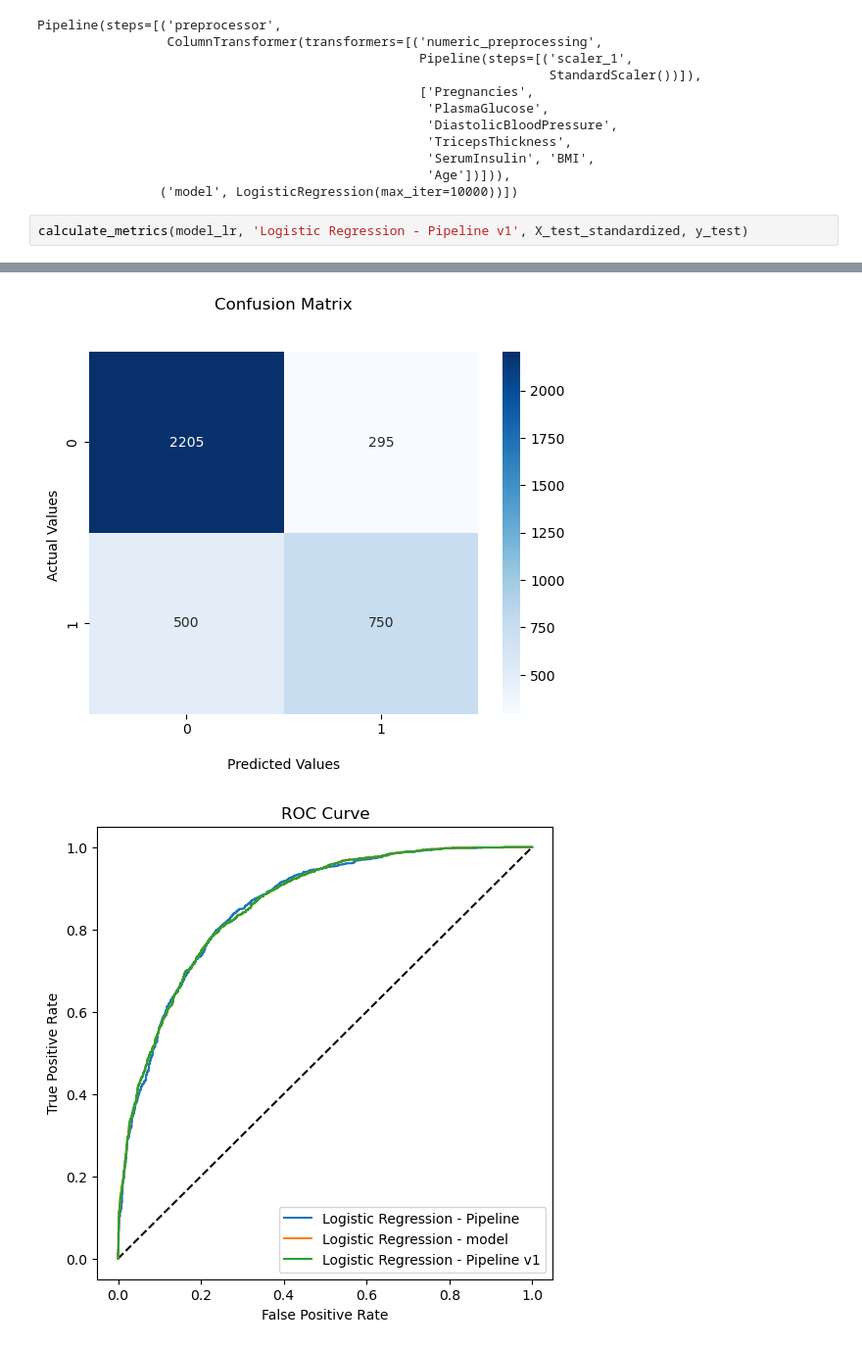
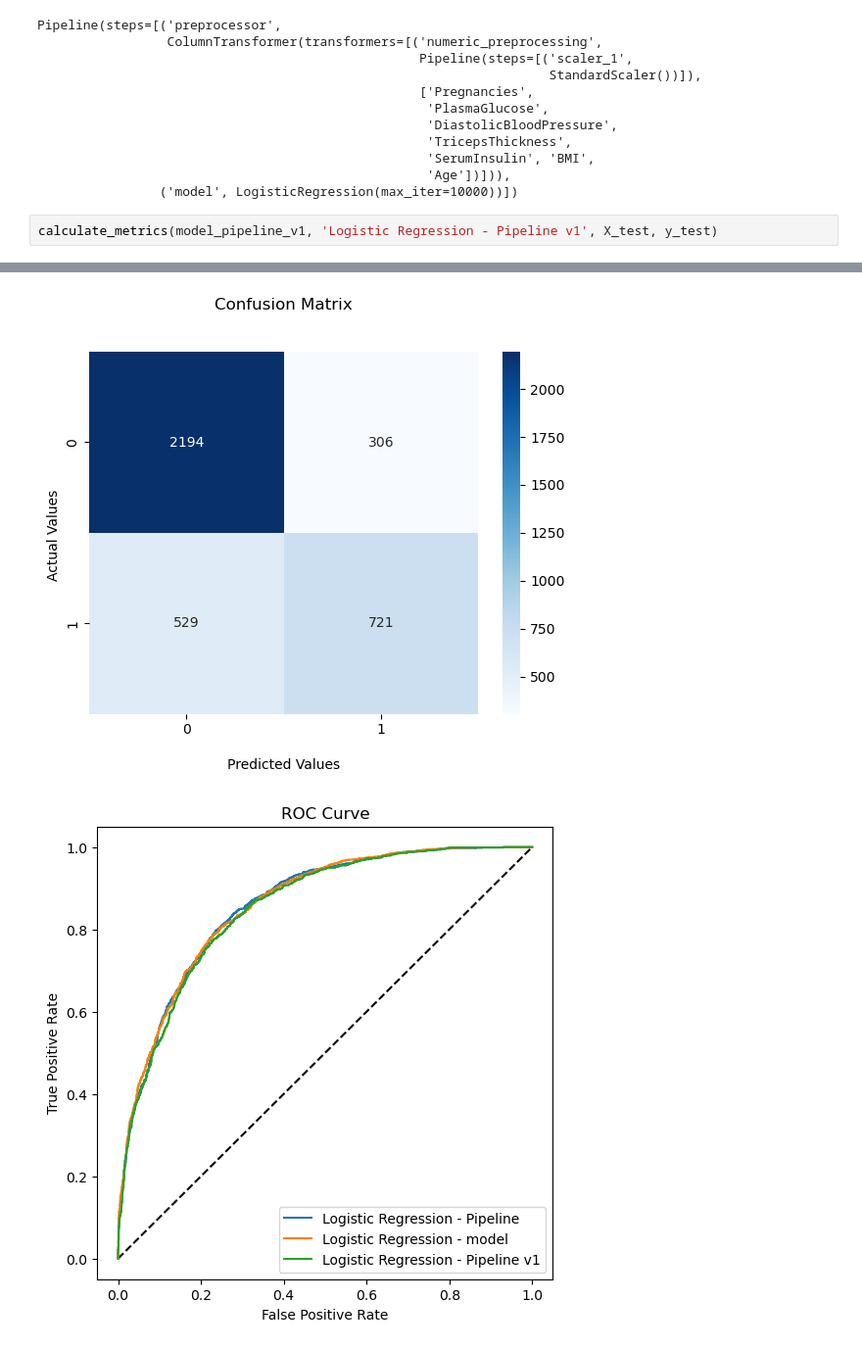
Before and after one commit to kanies89/Kodilla---Module_15.4_Task_1_Pipeline, a Jupyter notebook: Kodilla - Module_15.4_Task_1_Pipeline.ipynb, the cells around one changed output, grey strips where cells are left out. Shown at 98% size. Saved outputs shown, nothing was run; the diff lists cells and outputs as text.

```diff
--- a/Kodilla - Module_15.4_Task_1_Pipeline.ipynb
+++ b/Kodilla - Module_15.4_Task_1_Pipeline.ipynb
@@ -242,7 +242,7 @@ Pipeline(steps=[('preprocessor',
                                                    'Age'])])),
                 ('model', LogisticRegression(max_iter=10000))])
 # %%
-calculate_metrics(model_lr, 'Logistic Regression - Pipeline v1', X_test_standardized, y_test)
+calculate_metrics(model_pipeline_v1, 'Logistic Regression - Pipeline v1', X_test, y_test)
 # %% [output]
               precision    recall  f1-score   support
 
@@ -255,5 +255,5 @@ weighted avg       0.78      0.79      0.78      3750
 [figure]
-[figure, old version]
+[figure, new version]
 |  | Model | F1_score | AUC |
 | 0 | Logistic Regression - Pipeline | 0.632877 | 0.858570 |
 | 1 | Logistic Regression - model | 0.653595 | 0.859502 |
```
Also changed, not shown: parts of 2 cells of this notebook.
